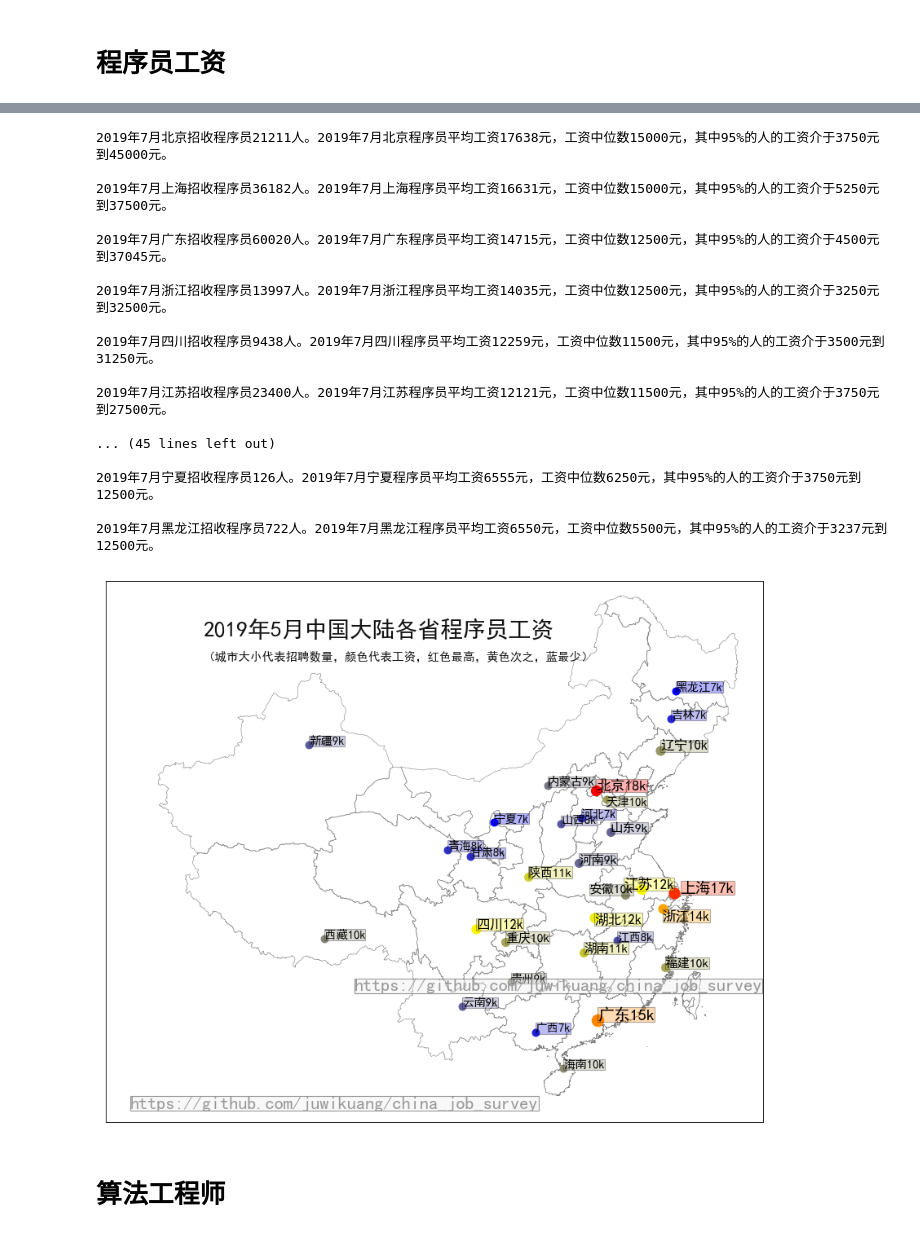
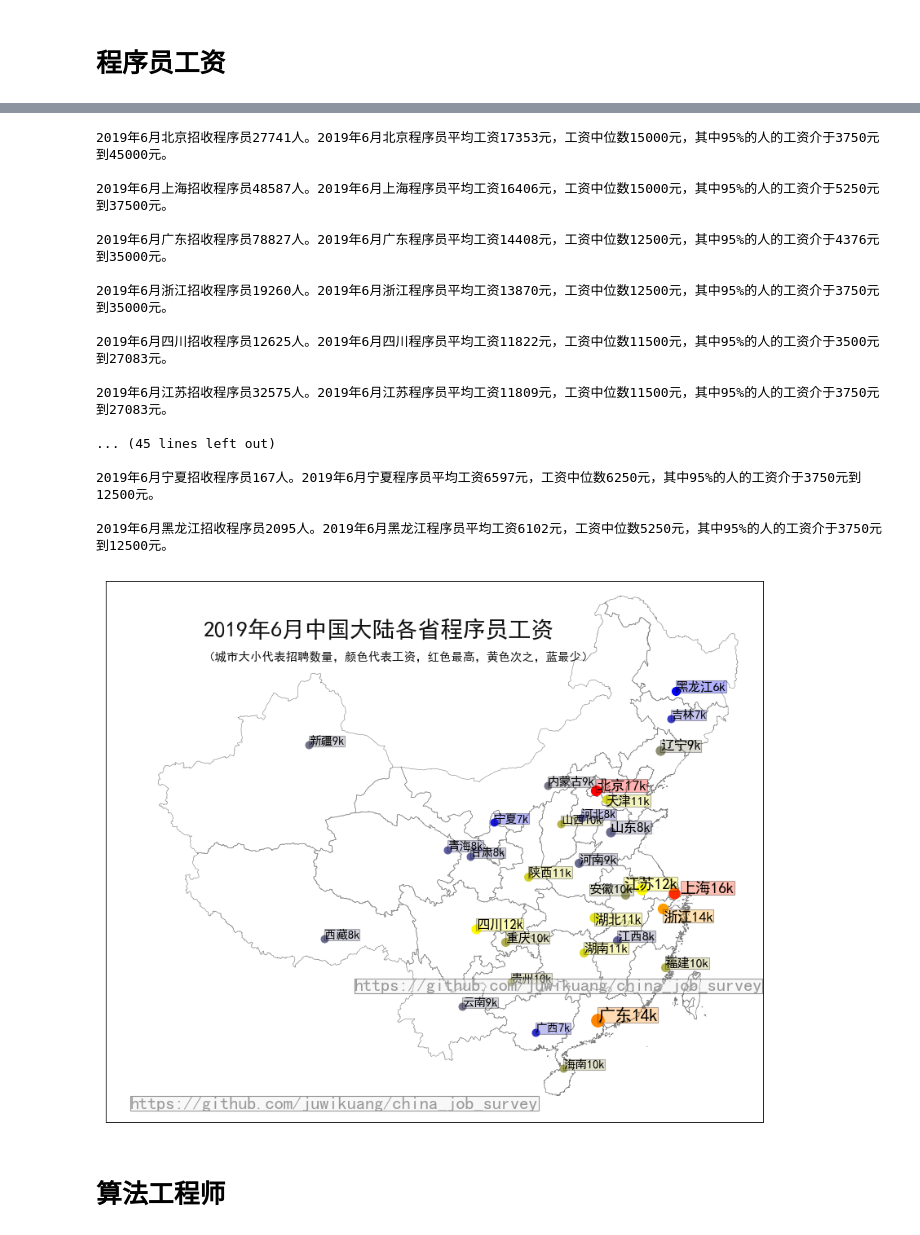
Before and after one commit to EricWebsmith/china_job_survey, a Jupyter notebook: notebook/201907/provinces_basemap.ipynb, the cells around one changed output, grey strips where cells are left out. Saved outputs shown, nothing was run; the diff lists cells and outputs as text; code cells hidden in the pictures.

```diff
--- a/notebook/201907/provinces_basemap.ipynb
+++ b/notebook/201907/provinces_basemap.ipynb
@@ -23,7 +23,7 @@ from matplotlib.font_manager import _rebuild
 _rebuild() #reload一下
 # %%
 conn=db.get_conn()
-data_original=pd.read_sql(sql=f"select * from _{year}{month:02} where monthly_salary>0 and monthly_salary<80000 and YEAR(publish_date)={year} and MONTH(publish_date)={month}", con=conn)
+data_original=pd.read_sql(sql=f"select * from _{year}{month:02} where monthly_salary>0 and monthly_salary<80000", con=conn)
 conn.close()
 # %%
 error_job_ids=['104660258','104142922','108434795','101357291','106253516','110368302','111391233','108665401','109277048'
@@ -136,25 +136,25 @@ def describe(data_city, career):
 # %%
 describe(data_city,'程序员')
 # %% [output]
-2019年7月北京招收程序员21211人。2019年7月北京程序员平均工资17638元，工资中位数15000元，其中95%的人的工资介于3750元到45000元。
+2019年6月北京招收程序员27741人。2019年6月北京程序员平均工资17353元，工资中位数15000元，其中95%的人的工资介于3750元到45000元。
 
-2019年7月上海招收程序员36182人。2019年7月上海程序员平均工资16631元，工资中位数15000元，其中95%的人的工资介于5250元到37500元。
+2019年6月上海招收程序员48587人。2019年6月上海程序员平均工资16406元，工资中位数15000元，其中95%的人的工资介于5250元到37500元。
 
-2019年7月广东招收程序员60020人。2019年7月广东程序员平均工资14715元，工资中位数12500元，其中95%的人的工资介于4500元到37045元。
+2019年6月广东招收程序员78827人。2019年6月广东程序员平均工资14408元，工资中位数12500元，其中95%的人的工资介于4376元到35000元。
 
-2019年7月浙江招收程序员13997人。2019年7月浙江程序员平均工资14035元，工资中位数12500元，其中95%的人的工资介于3250元到32500元。
+2019年6月浙江招收程序员19260人。2019年6月浙江程序员平均工资13870元，工资中位数12500元，其中95%的人的工资介于3750元到35000元。
 
-2019年7月四川招收程序员9438人。2019年7月四川程序员平均工资12259元，工资中位数11500元，其中95%的人的工资介于3500元到31250元。
+2019年6月四川招收程序员12625人。2019年6月四川程序员平均工资11822元，工资中位数11500元，其中95%的人的工资介于3500元到27083元。
 
-2019年7月江苏招收程序员23400人。2019年7月江苏程序员平均工资12121元，工资中位数11500元，其中95%的人的工资介于3750元到27500元。
+2019年6月江苏招收程序员32575人。2019年6月江苏程序员平均工资11809元，工资中位数11500元，其中95%的人的工资介于3750元到27083元。
 
 ... (45 lines left out)
 
-2019年7月宁夏招收程序员126人。2019年7月宁夏程序员平均工资6555元，工资中位数6250元，其中95%的人的工资介于3750元到12500元。
+2019年6月宁夏招收程序员167人。2019年6月宁夏程序员平均工资6597元，工资中位数6250元，其中95%的人的工资介于3750元到12500元。
 
-2019年7月黑龙江招收程序员722人。2019年7月黑龙江程序员平均工资6550元，工资中位数5500元，其中95%的人的工资介于3237元到12500元。
+2019年6月黑龙江招收程序员2095人。2019年6月黑龙江程序员平均工资6102元，工资中位数5250元，其中95%的人的工资介于3750元到12500元。
 # %%
-data_location = pd.read_csv('../data/provincial_capital_locations.csv', encoding='utf-8')
+data_location = pd.read_csv('../../data/provincial_capital_locations.csv', encoding='utf-8')
 data_location=data_location.set_index('province')
 # %%
 from mpl_toolkits.basemap import Basemap
@@ -241,9 +241,9 @@ def draw_map(data_city,headcount_scale, title):
     #cn_map.drawcountries(linewidth=1.5) #绘制国家边界线
     plt.show()
 # %%
-draw_map(data_city,2000,'2019年5月中国大陆各省程序员工资')
+draw_map(data_city,2000,f'2019年{month}月中国大陆各省程序员工资')
 # %% [output]
-[figure, old version]
+[figure, new version]
 # %% [markdown]
 # 算法工程师
 # %%
```
Also changed, not shown: parts of 29 cells of this notebook, 12 other files.
